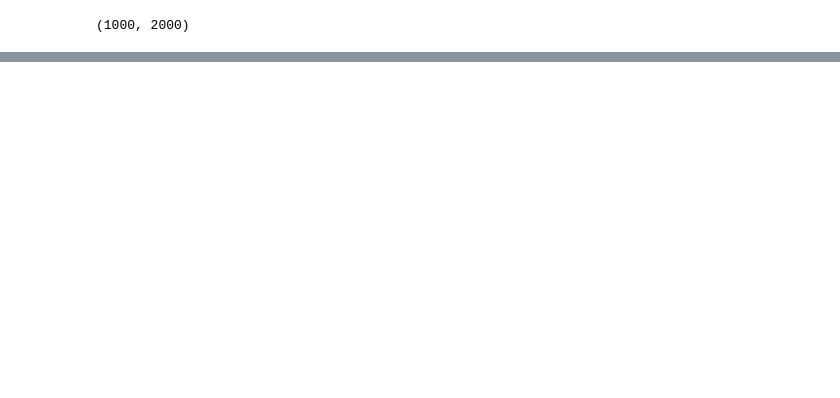
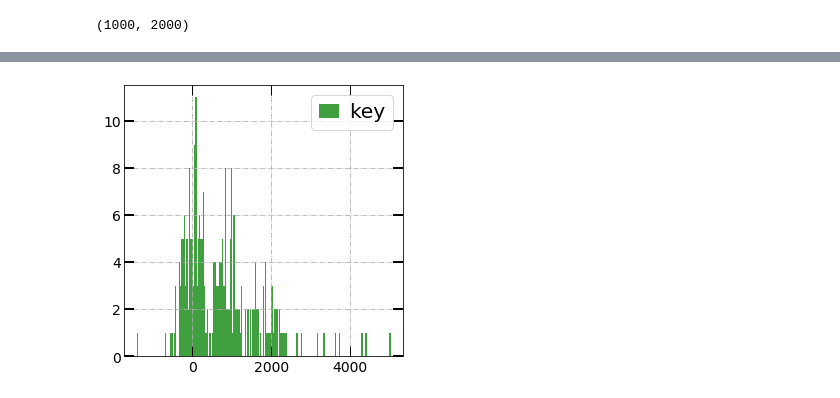
Before and after one commit to fdolek/pypuca, a Jupyter notebook: dune/jupyter/04_LED_single.ipynb, the cells around one changed output, grey strips where cells are left out. Cells and saved outputs as stored; diff of their text form; code cells hidden in the pictures; blank space fills up the shorter version.

```diff
--- a/dune/jupyter/04_LED_single.ipynb
+++ b/dune/jupyter/04_LED_single.ipynb
@@ -77,3 +136,45 @@ del row
+# %%
+##### import scipy.integrate as integrate
+import seaborn as sns
+from scipy.signal import find_peaks
+
+rcParams['figure.figsize'] = 5, 5
+rcParams["legend.markerscale"] = 1
+rcParams["legend.handlelength"] = 1.0
+rcParams["legend.handletextpad"] = 0.5
+import os
+
+
+
+integArr = np.array([])
+for row in clean:
+
+    indata= row[1060:1700,]
+    result_simps = integrate.simps(indata)
+    #print(result_simps)
+    if result_simps > -2000 and result_simps < 9000:
+        integArr = np.append(integArr, result_simps)
+    #print(integArr.shape)
+    #plt.plot(integArr)
+from scipy.stats import norm
+
+plt.hist(integArr, bins=200, density=False, facecolor='g', alpha=0.75, label='key')
+
+#sns.distplot(integArr, kde=True)
+#sns.distplot(integArr,fit=stats.maxwell)
+
+#plt.yscale('log')
+plt.grid(True)
+#plt.xlim(-5000, 15000)
+
+plt.legend(labelspacing=1, fontsize='x-large')  # To draw legend
+plt.tick_params(axis='both',which='minor', direction="in",length=5,width=1)
+plt.tick_params(axis='y',which='major', direction="in",length=10,width=2)
+plt.tick_params(axis='x',which='major', direction="in",length=10,width=1)
+
+plt.show()
+# %% [output]
+[figure, added]
 # %%
 from scipy import stats
 
```
Also changed, not shown: parts of 11 cells of this notebook, 35 other files.
